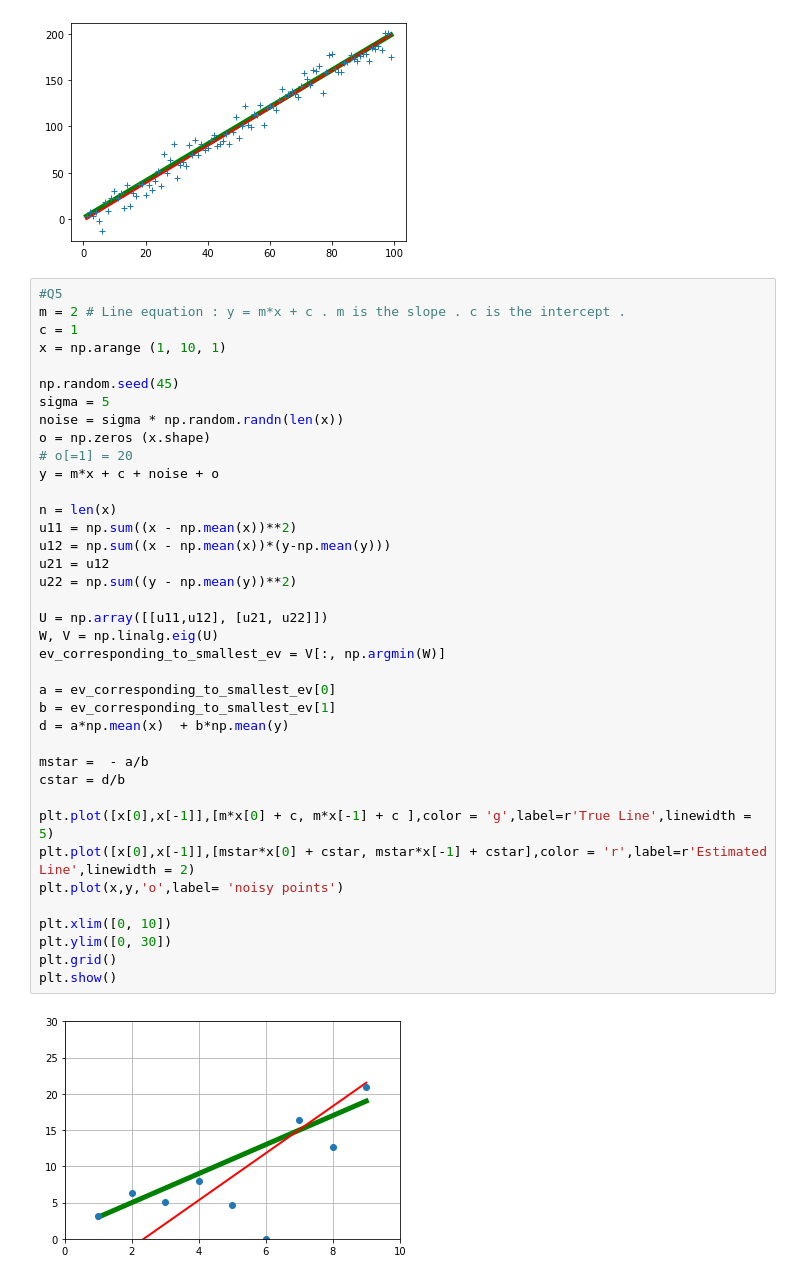
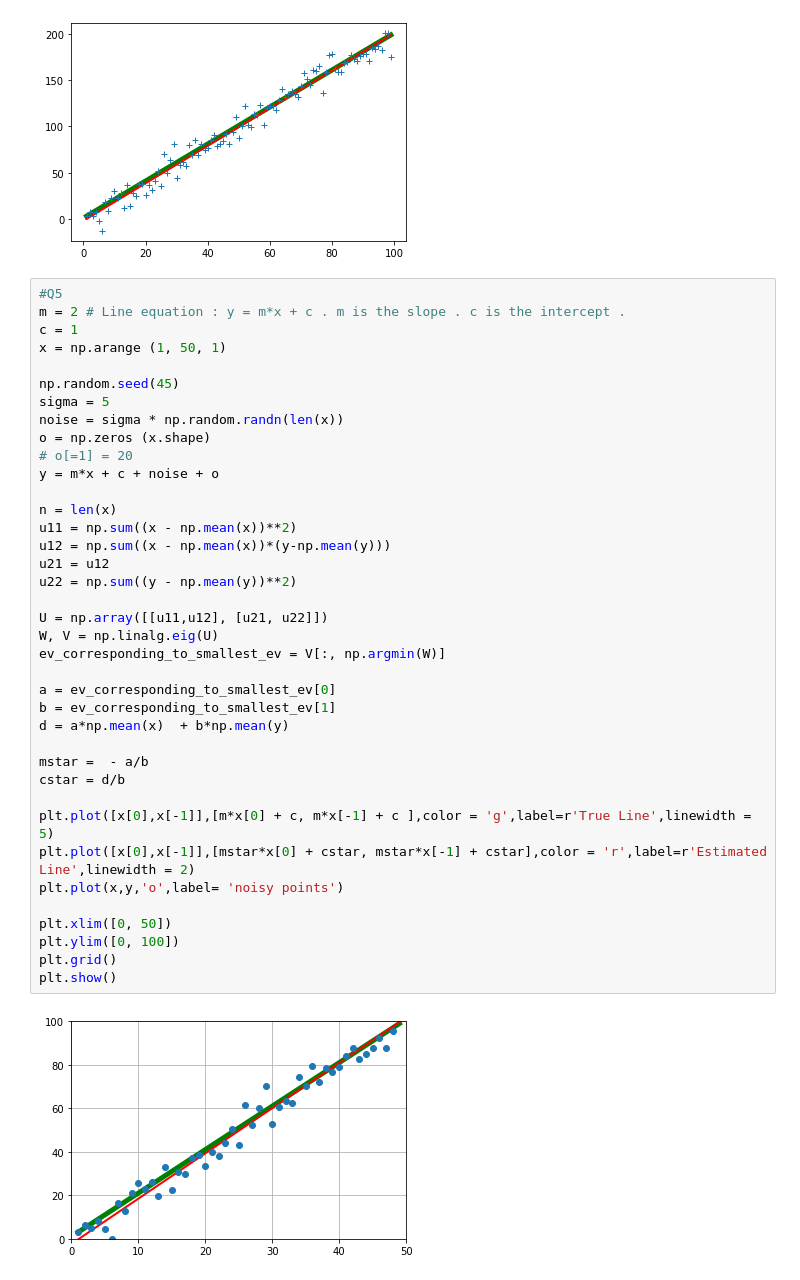
Before and after one commit to limalkasadith/S4-EN2550-Workspace, a Jupyter notebook: Exercises/Exersise 5/190538N_Excercise_05.ipynb, the cells around one changed output. Cells and saved outputs as stored; diff of their text form.

```diff
--- a/Exercises/Exersise 5/190538N_Excercise_05.ipynb
+++ b/Exercises/Exersise 5/190538N_Excercise_05.ipynb
@@ -108,39 +104,39 @@ plt.show()
 #Q5
 m = 2 # Line equation : y = m*x + c . m is the slope . c is the intercept .
 c = 1
-x = np.arange (1, 10, 1)
+x = np.arange (1, 50, 1)
 
 np.random.seed(45)
 sigma = 5
 noise = sigma * np.random.randn(len(x))
 o = np.zeros (x.shape)
 # o[=1] = 20
 y = m*x + c + noise + o
 
 n = len(x)
 u11 = np.sum((x - np.mean(x))**2)
 u12 = np.sum((x - np.mean(x))*(y-np.mean(y)))
 u21 = u12
 u22 = np.sum((y - np.mean(y))**2)
 
 U = np.array([[u11,u12], [u21, u22]])
 W, V = np.linalg.eig(U)
 ev_corresponding_to_smallest_ev = V[:, np.argmin(W)]
 
 a = ev_corresponding_to_smallest_ev[0]
 b = ev_corresponding_to_smallest_ev[1]
 d = a*np.mean(x)  + b*np.mean(y)
 
 mstar =  - a/b
 cstar = d/b
 
 plt.plot([x[0],x[-1]],[m*x[0] + c, m*x[-1] + c ],color = 'g',label=r'True Line',linewidth = 5)
 plt.plot([x[0],x[-1]],[mstar*x[0] + cstar, mstar*x[-1] + cstar],color = 'r',label=r'Estimated Line',linewidth = 2)
 plt.plot(x,y,'o',label= 'noisy points')
 
-plt.xlim([0, 10])
-plt.ylim([0, 30])
+plt.xlim([0, 50])
+plt.ylim([0, 100])
 plt.grid()
 plt.show()
 # %% [output]
-[figure, old version]
+[figure, new version]
```
Also changed, not shown: parts of 2 cells of this notebook.
